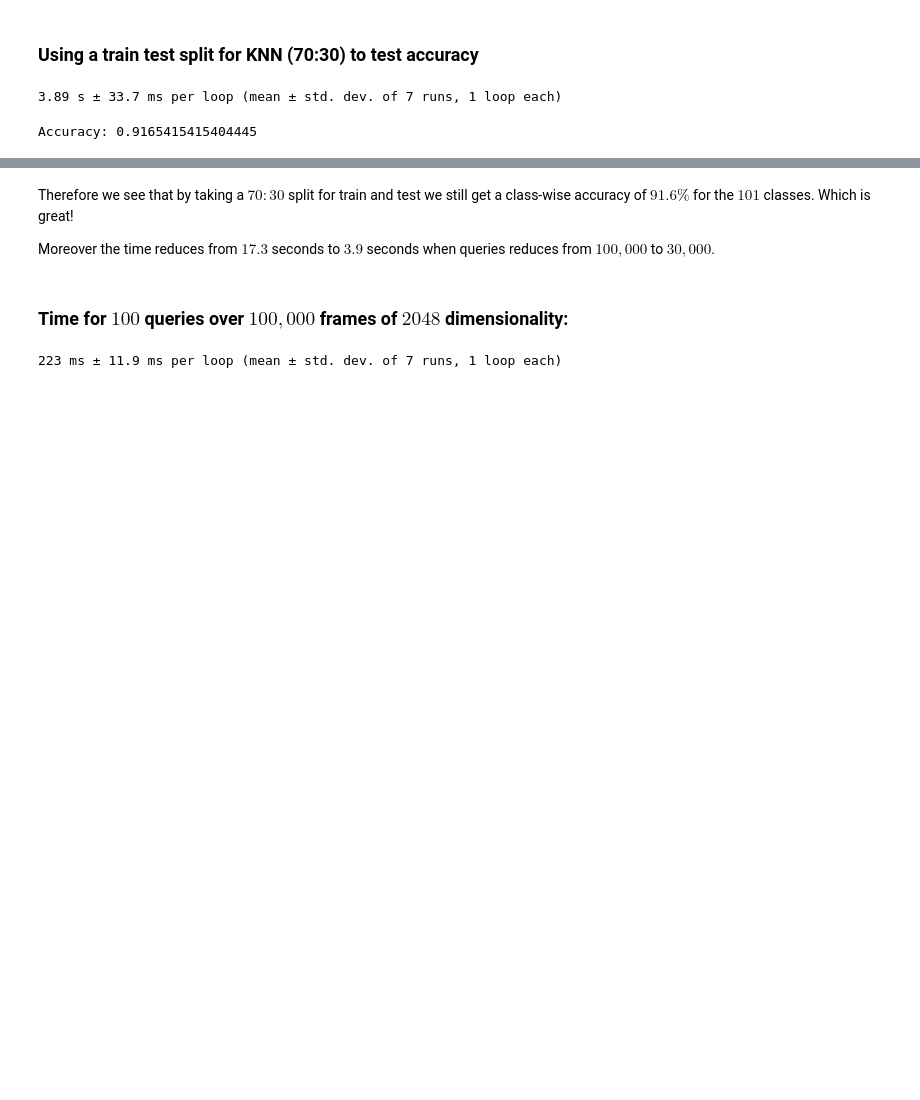
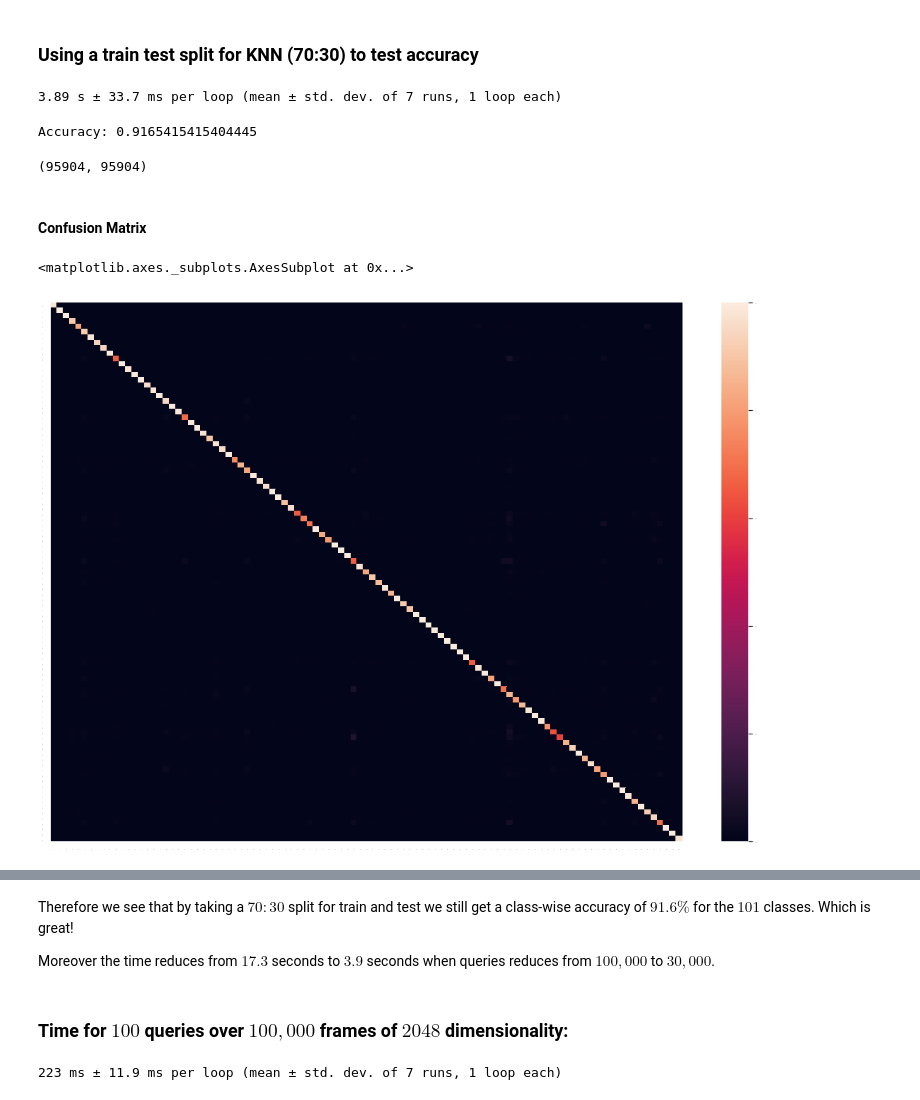
Before and after one commit to CoderHam/VideoSimilarity, a Jupyter notebook: feature_similarity.ipynb, the cells around one changed output, grey strips where cells are left out. Drawn from its saved outputs; the diff is of its cells as text; code cells hidden in the pictures; blank space fills up the shorter version.

Commit message:
Confusion matrix for CNN Feature + KNN

```diff
--- a/feature_similarity.ipynb
+++ b/feature_similarity.ipynb
@@ -182,3 +180,15 @@ similar_videos = y_train[feature_indices]
 print("Accuracy:",get_cls_accuracy(similar_videos,y_test))
 # %% [output]
 Accuracy: 0.9165415415404445
+# %%
+feature_indices = knn_cnn_features.run_knn_features(X_train,test_vectors=X_test,k=3)
+similar_videos = y_train[feature_indices]
+# %%
+similar_videos_flat = [item.split('_')[1] for sublist in similar_videos for item in sublist]
+y_test_flat = [item.split('_')[1] for item in y_test for i in range(3)]
+# %%
+len(similar_videos_flat), len(y_test_flat)
+# %% [output]
+(95904, 95904)
+# %% [markdown]
+#### Confusion Matrix
@@ -184,0 +197,5 @@ Accuracy: 0.9165415415404445
+# %%
+# Compute confusion matrix
+cnf_matrix = confusion_matrix(y_test_flat, similar_videos_flat)
+cnf_matrix = cnf_matrix.astype('float') / cnf_matrix.sum(axis=1)[:, np.newaxis]
+# np.set_printoptions(precision=2)
@@ -184,0 +205,13 @@ Accuracy: 0.9165415415404445
+# %%
+import seaborn as sn
+import pandas as pd
+import matplotlib.pyplot as plt
+
+df_cm = pd.DataFrame(cnf_matrix, range(101),
+                  range(101))
+plt.figure(figsize = (20,14))
+sn.set(font_scale=0.1)#for label size
+sn.heatmap(df_cm, annot=False)# font size ,annot_kws={"size": 16}
+# %% [output]
+<matplotlib.axes._subplots.AxesSubplot at 0x...>
+[figure, added]
```
Also changed, not shown: parts of 6 cells of this notebook.
